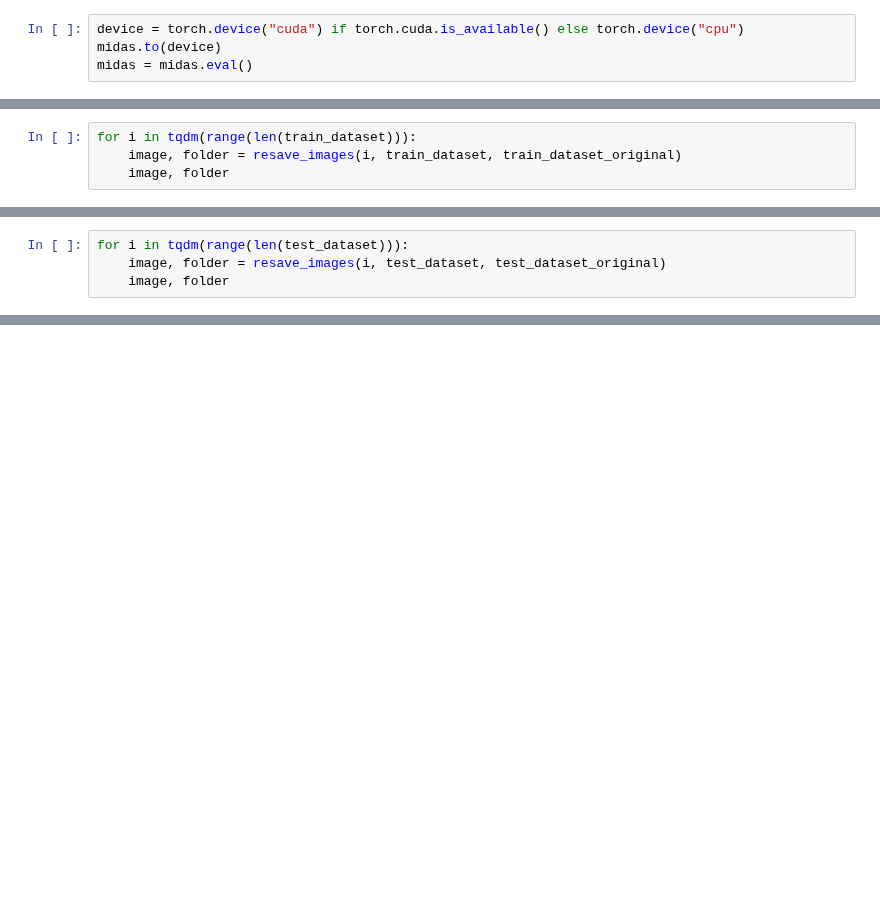
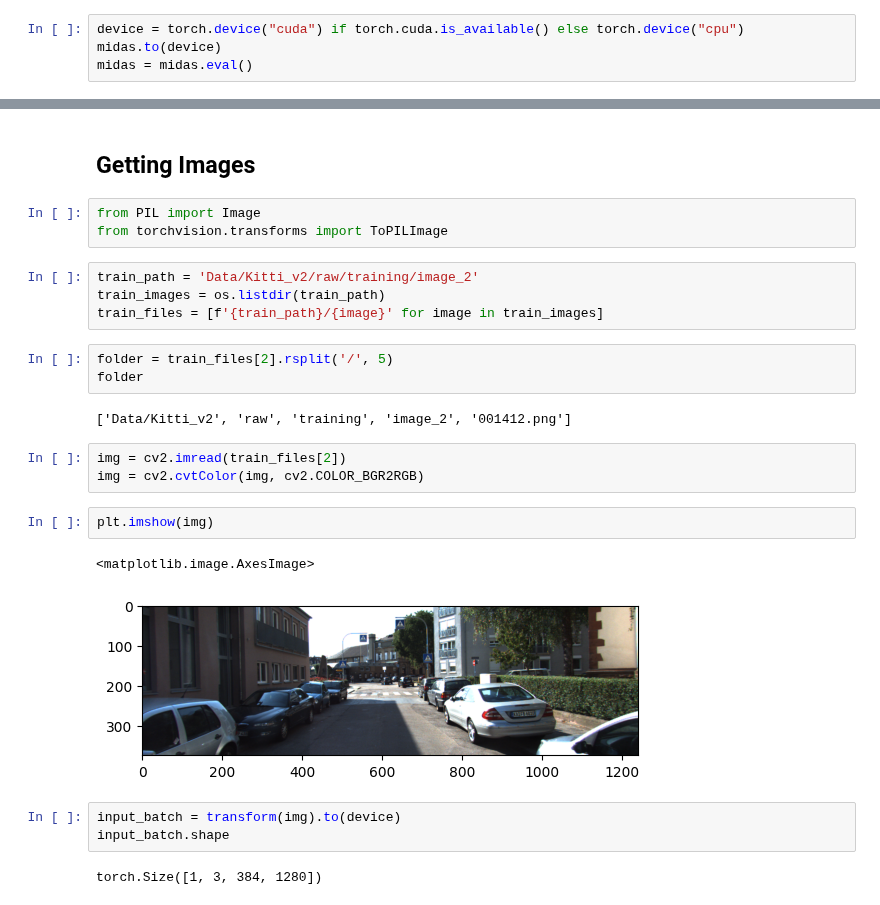
Before and after one commit to bthek1/DeepLearning, a Jupyter notebook: nbs/074_depth_estimator_kitti.ipynb, the cells around one changed output, grey strips where cells are left out. Cells and saved outputs as stored; diff of their text form; blank space fills up the shorter version.

```diff
--- a/nbs/074_depth_estimator_kitti.ipynb
+++ b/nbs/074_depth_estimator_kitti.ipynb
@@ -232,4 +32,0 @@ def resave_images(index,
-# %%
-for i in tqdm(range(len(train_dataset))):
-    image, folder = resave_images(i, train_dataset, train_dataset_original)
-    image, folder
@@ -251,4 +32,0 @@ len(test_dataset)
-# %%
-for i in tqdm(range(len(test_dataset))):
-    image, folder = resave_images(i, test_dataset, test_dataset_original)
-    image, folder
@@ -266,0 +52,27 @@ IndexError: list index out of range
+# %% [markdown]
+## Getting Images
+# %%
+from PIL import Image
+from torchvision.transforms import ToPILImage
+# %%
+train_path = 'Data/Kitti_v2/raw/training/image_2'
+train_images = os.listdir(train_path)
+train_files = [f'{train_path}/{image}' for image in train_images]
+# %%
+folder = train_files[2].rsplit('/', 5)
+folder
+# %% [output]
+['Data/Kitti_v2', 'raw', 'training', 'image_2', '001412.png']
+# %%
+img = cv2.imread(train_files[2])
+img = cv2.cvtColor(img, cv2.COLOR_BGR2RGB)
+# %%
+plt.imshow(img)
+# %% [output]
+<matplotlib.image.AxesImage>
+[figure, added]
+# %%
+input_batch = transform(img).to(device)
+input_batch.shape
+# %% [output]
+torch.Size([1, 3, 384, 1280])
```
Also changed, not shown: parts of 42 cells of this notebook, 4 other files.
